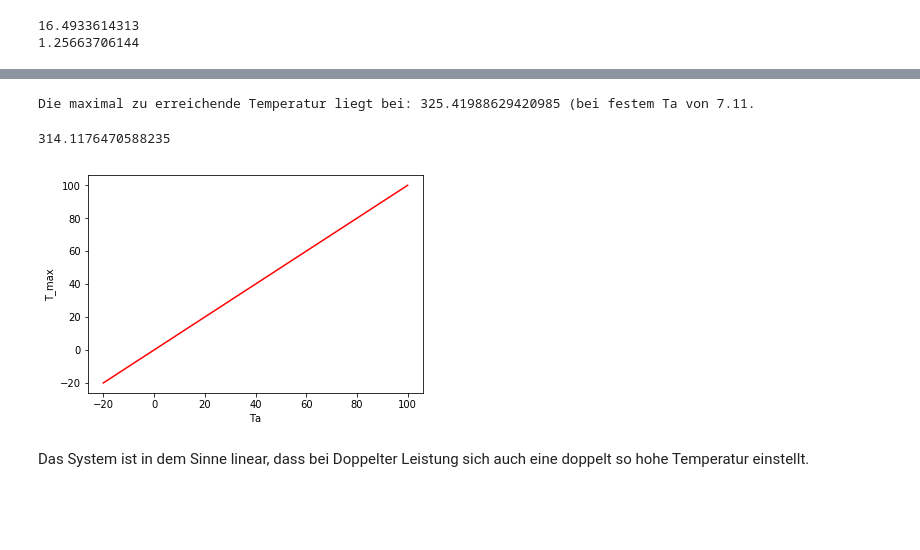
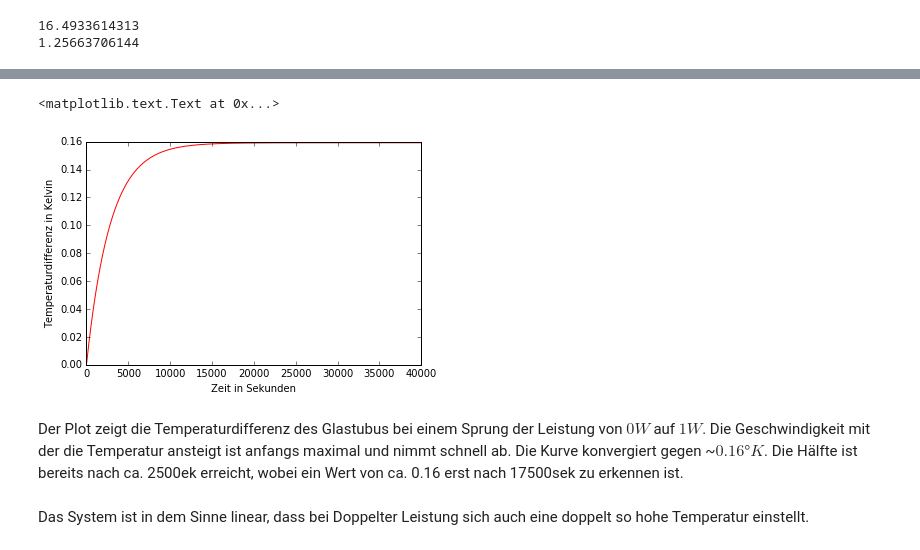
Before and after one commit to patder/Coursework, a Jupyter notebook: Erste_Formel.ipynb, the cells around one changed output, grey strips where cells are left out. Cells and saved outputs as stored; diff of their text form; code cells hidden in the pictures; blank space fills up the shorter version.

```diff
--- a/Erste_Formel.ipynb
+++ b/Erste_Formel.ipynb
@@ -139,3 +157,4 @@ hs = 5
 # %%
-def func(t, q, Ta):
-    return (-((q/(As*hs)+Ta)+Ta)*np.e**(-(As*hs*t)/(1078*m))+q/(As*hs)+Ta)
+#rückgabewert ist temperaturdifferenz zu zeitpunkt t bei konstanter Leistung q -> sprungantwort
+def step_response(t, q):
+    return (-((q/(As*hs)))*np.e**(-(As*hs*t)/(cp*m))+q/(As*hs))
@@ -173,22 +161,17 @@ Ta = 7.11
-# %%
-#2 - hs*As*(T-Ta)= 0
-T_max = 2000/(hs*As)+Ta
-print ("Die maximal zu erreichende Temperatur liegt bei: {} (bei festem Ta von {}.".format(T_max, Ta))
-
-def maxT(Ta_local):
-    return 2000/(hs*As)+Ta_local
-
-aussentemperatur = np.linspace(-20,100,120)
-T_max= maxT(aussentemperatur)
-plt.plot(aussentemperatur,aussentemperatur,'r')
-plt.xlabel("Ta")
-plt.ylabel("T_max")
-
-2000/(hs*1.36)+20
-# %% [output]
-Die maximal zu erreichende Temperatur liegt bei: 325.41988629420985 (bei festem Ta von 7.11.
-314.1176470588235
-[figure, removed]
+# %%
+#plotten der unit_step_response
+curvex_unit_step = np.linspace(0,40000,10000)
+curvey_unit_step = step_response(curvex_unit_step, 1)
+
+plt.plot(curvex_unit_step,curvey_unit_step,'r')
+plt.xlabel("Zeit in Sekunden")
+plt.ylabel("Temperaturdifferenz in Kelvin")
+# %% [output]
+<matplotlib.text.Text at 0x...>
+[figure, added]
+# %% [markdown]
+Der Plot zeigt die Temperaturdifferenz des Glastubus bei einem Sprung der Leistung von $0 W$ auf $1 W$.
+Die Geschwindigkeit mit der die Temperatur ansteigt ist anfangs maximal und nimmt schnell ab. Die Kurve konvergiert gegen ~$0.16°K$. Die Hälfte ist bereits nach ca. 2500ek erreicht, wobei ein Wert von ca. 0.16 erst nach 17500sek zu erkennen ist.
 # %% [markdown]
 Das System ist in dem Sinne linear, dass bei Doppelter Leistung sich auch eine doppelt so hohe Temperatur einstellt.
 # %%
```
Also changed, not shown: parts of 37 cells of this notebook, 1 other file.
